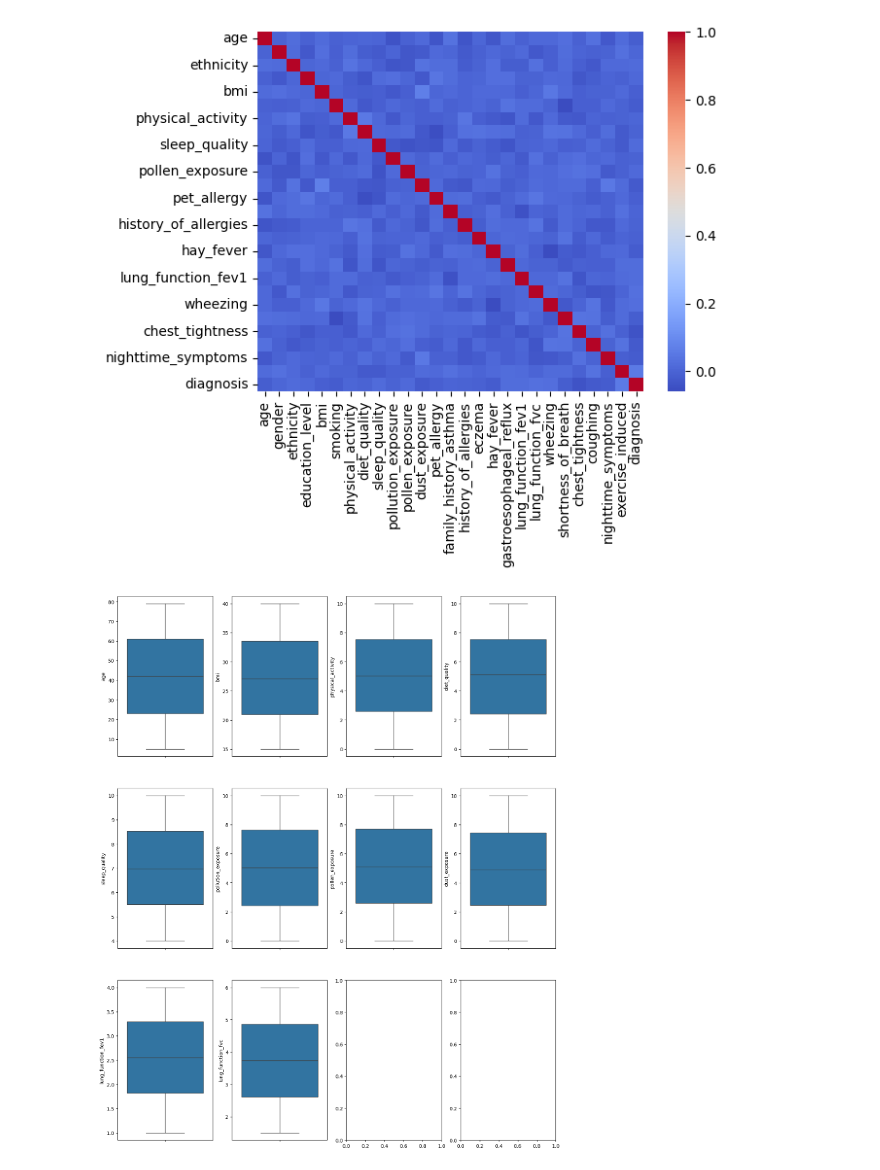
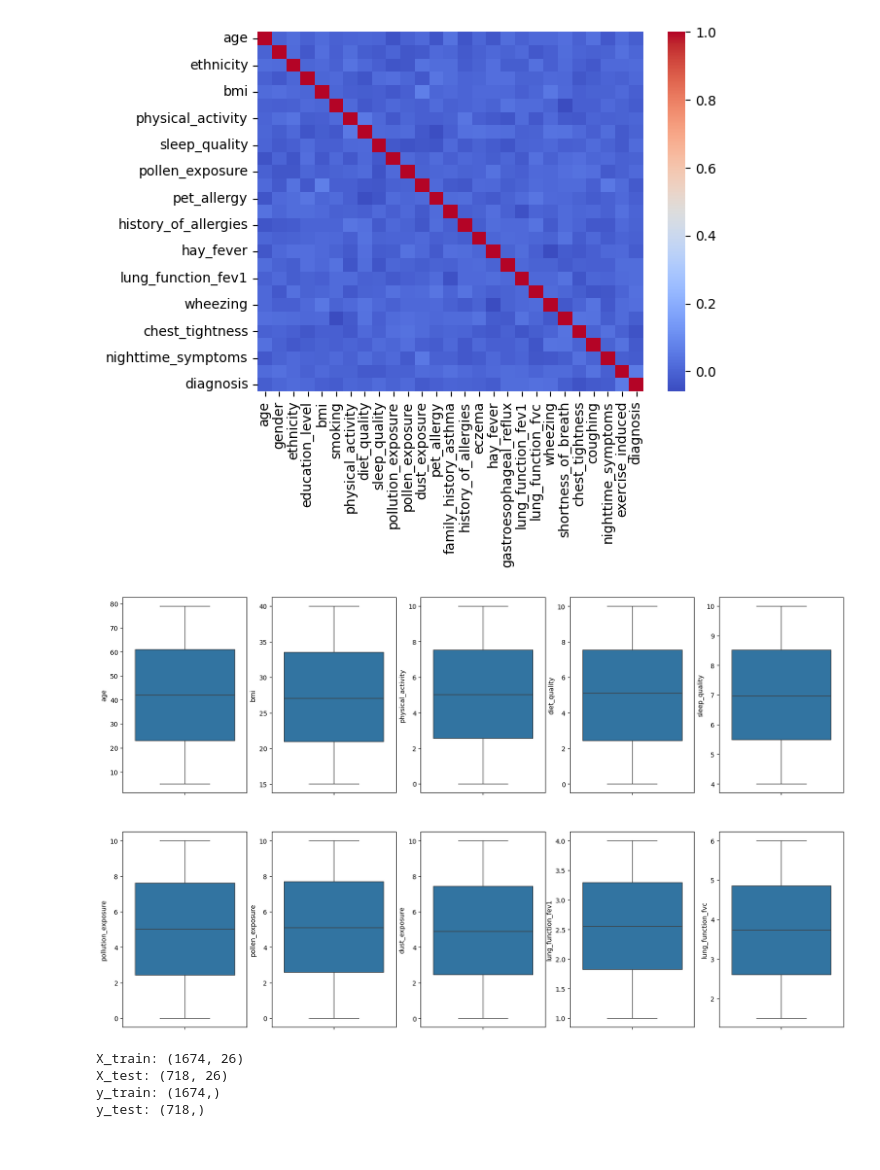
Before and after one commit to lklmkv/tvp1t, a Jupyter notebook: pptk1.ipynb, the cells around one changed output. Cells and saved outputs as stored; diff of their text form; code cells hidden in the pictures.

```diff
--- a/pptk1.ipynb
+++ b/pptk1.ipynb
@@ -152,8 +152,25 @@ sns.heatmap(df.corr(method = 'pearson', numeric_only=True),annot=False,cmap='coo
 # %%
 nobin = ['age', 'bmi', 'physical_activity', 'diet_quality', 'sleep_quality',
              'pollution_exposure', 'pollen_exposure', 'dust_exposure','lung_function_fev1', 'lung_function_fvc']
-fig, axes = plt.subplots(nrows=3, ncols=4, figsize=(16, 20))
+fig, axes = plt.subplots(nrows=2, ncols=5, figsize=(20, 12))
 for idx, feat in  enumerate(nobin):
-    sns.boxplot(y=feat, data=df, ax=axes[idx // 4, idx % 4])
+    sns.boxplot(y=feat, data=df, ax=axes[idx // 5, idx % 5])
 # %% [output]
-[figure, old version]
+[figure, new version]
+# %%
+features = ['age', 'gender', 'ethnicity', 'education_level', 'bmi',
+                          'smoking', 'physical_activity', 'diet_quality', 'sleep_quality',
+                          'pollution_exposure', 'pollen_exposure', 'dust_exposure', 'pet_allergy',
+                          'family_history_asthma', 'history_of_allergies', 'eczema', 'hay_fever',
+                          'gastroesophageal_reflux', 'lung_function_fev1', 'lung_function_fvc',
+                          'wheezing', 'shortness_of_breath', 'chest_tightness', 'coughing',
+                          'nighttime_symptoms', 'exercise_induced']
+label = 'diagnosis'
+X, y = df[features].values, df[label].values
+X_train, X_test, y_train, y_test = train_test_split(X, y, test_size= 0.3, random_state= 0)
+print (f'X_train: {X_train.shape} \nX_test: {X_test.shape} \ny_train: {y_train.shape} \ny_test: {y_test.shape}')
+# %% [output]
+X_train: (1674, 26)
+X_test: (718, 26)
+y_train: (1674,)
+y_test: (718,)
```
Also changed, not shown: parts of 10 cells of this notebook.
